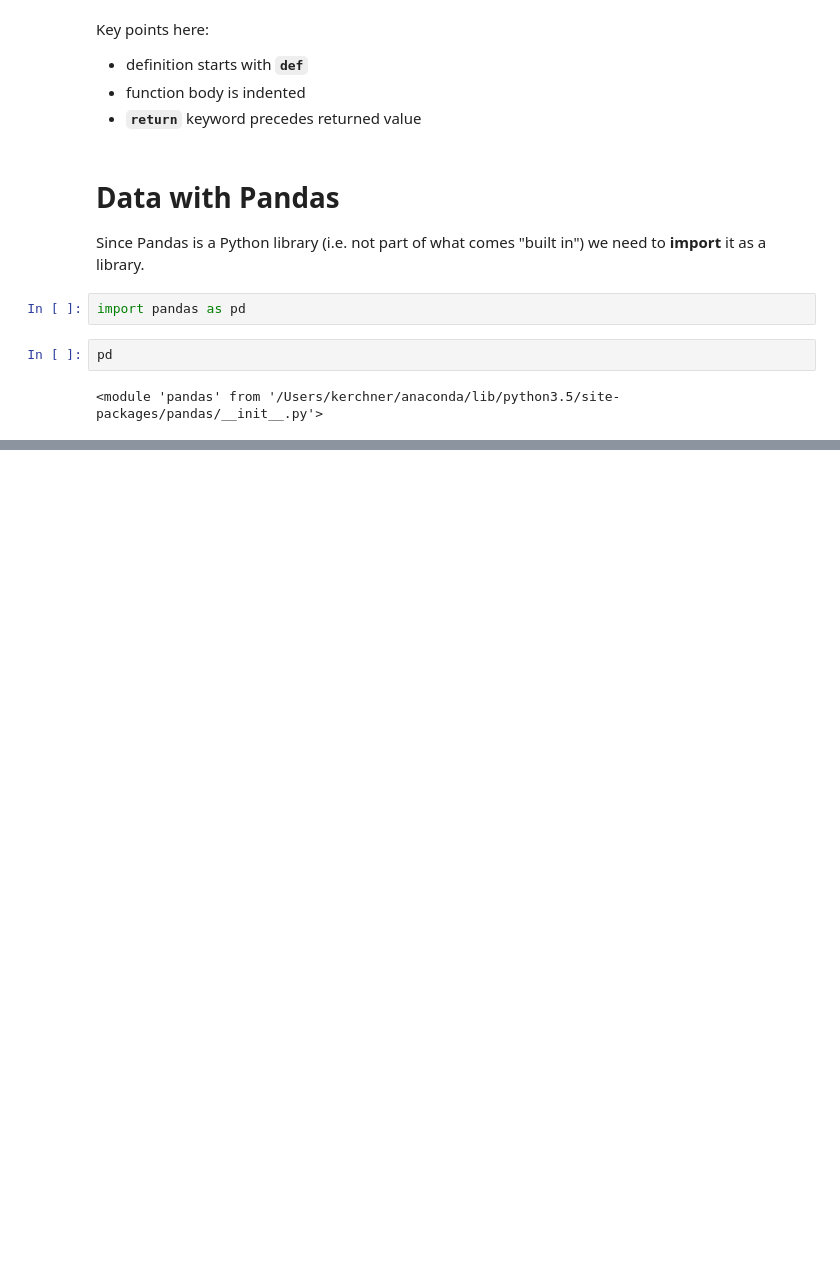
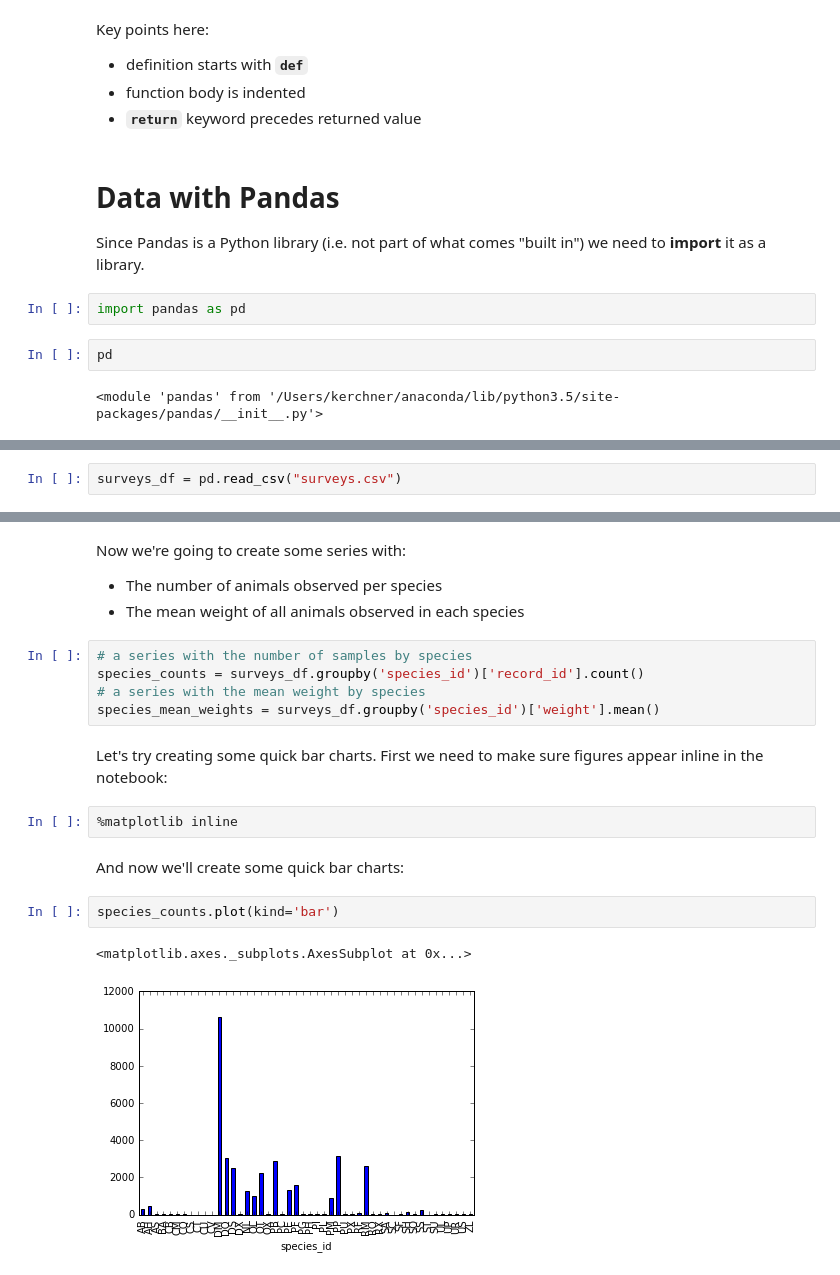
Before and after one commit to gwu-libraries/python-intro-workshop, a Jupyter notebook: Python Workshop.ipynb, the cells around one changed output, grey strips where cells are left out. Cells and saved outputs as stored; diff of their text form; blank space fills up the shorter version.

```diff
--- a/Python Workshop.ipynb
+++ b/Python Workshop.ipynb
@@ -171,0 +234,2 @@ pd
+# %%
+surveys_df = pd.read_csv("surveys.csv")
@@ -171,0 +302,21 @@ pd
+# %% [markdown]
+Now we're going to create some series with:
+
+* The number of animals observed per species
+* The mean weight of all animals observed in each species
+# %%
+# a series with the number of samples by species
+species_counts = surveys_df.groupby('species_id')['record_id'].count()
+# a series with the mean weight by species
+species_mean_weights = surveys_df.groupby('species_id')['weight'].mean()
+# %% [markdown]
+Let's try creating some quick bar charts.  First we need to make sure figures appear inline in the notebook:
+# %%
+%matplotlib inline
+# %% [markdown]
+And now we'll create some quick bar charts:
+# %%
+species_counts.plot(kind='bar')
+# %% [output]
+<matplotlib.axes._subplots.AxesSubplot at 0x...>
+[figure, added]
```
Also changed, not shown: parts of 74 cells of this notebook.
